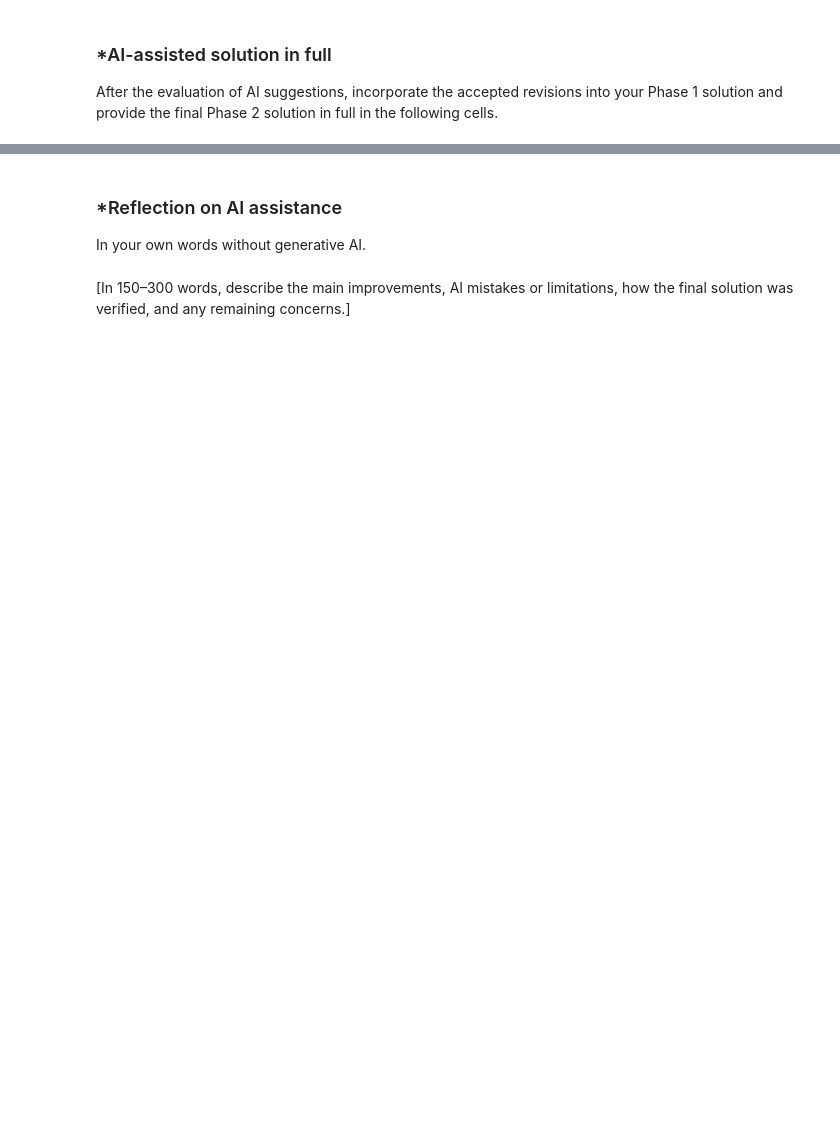
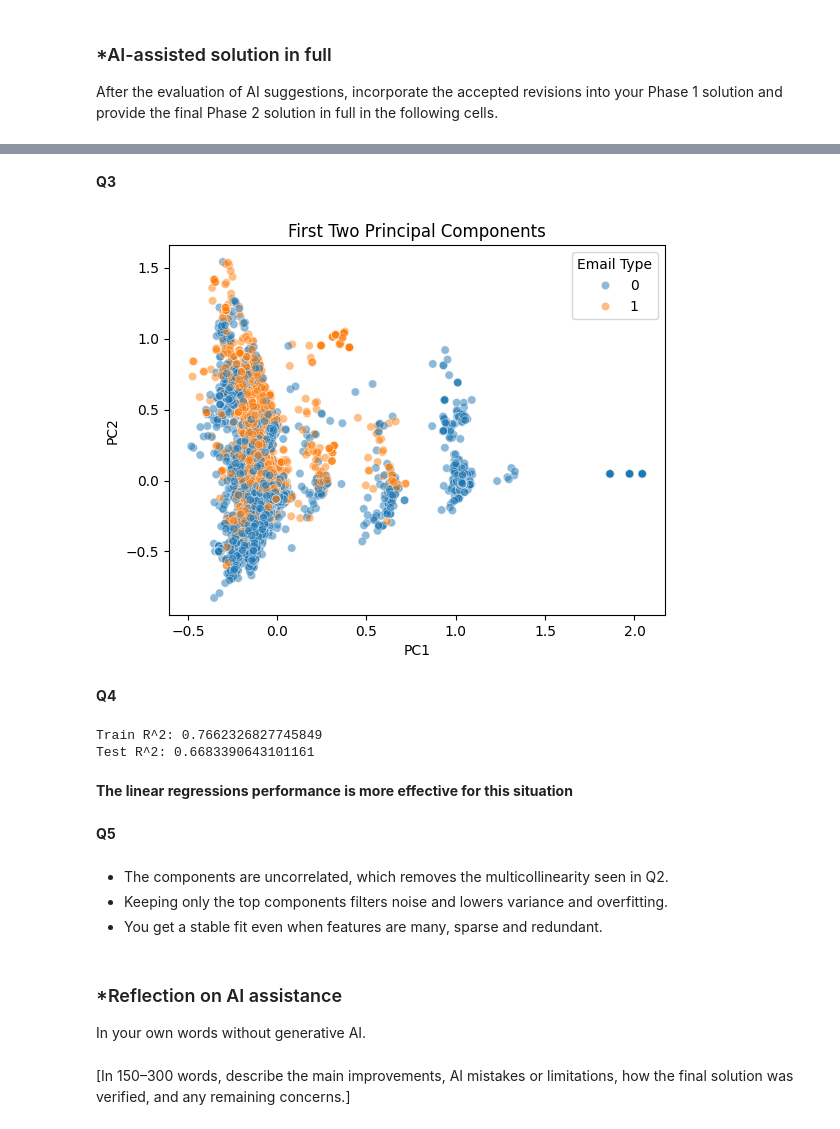
Before and after one commit to JadenKO12/Otchere_A05-pca, a Jupyter notebook: notebook.ipynb, the cells around one changed output, grey strips where cells are left out. Drawn from its saved outputs; the diff is of its cells as text; code cells hidden in the pictures; blank space fills up the shorter version.

```diff
--- a/notebook.ipynb
+++ b/notebook.ipynb
@@ -185,0 +235,31 @@ After the evaluation of AI suggestions, incorporate the accepted revisions into
+# %%
+import pandas as pd
+from sklearn.model_selection import train_test_split
+from sklearn.metrics import r2_score
+from sklearn.linear_model import LinearRegression
+import numpy as np
+
+df = pd.read_parquet('data/Phishing_clean.parquet')
+
+# Q2.1: 80/20 train-test split
+X = df.drop(columns=['Email Type'])
+y = df['Email Type']
+X_train, X_test, y_train, y_test = train_test_split(X, y, test_size=0.2, random_state=42)
+
+# Q2.2: Linear regression on the one-hot-encoded tokens
+lm = LinearRegression()
+lm.fit(X_train, y_train)
+
+lm_train_r2 = r2_score(y_train, lm.predict(X_train))
+lm_test_r2 = r2_score(y_test, lm.predict(X_test))
+print(f"Train R²: {lm_train_r2:.3f}")
+print(f"Test R²:  {lm_test_r2:.3f}")
+
+# Q2.3: Largest coefficients by absolute value, keeping the sign
+coefs = pd.Series(lm.coef_, index=X.columns)
+top_coefs = coefs.reindex(coefs.abs().sort_values(ascending=False).index).head(10)
+top_coefs_df = pd.DataFrame({
+    'coefficient': top_coefs.round(3),
+    'pushes toward': np.where(top_coefs > 0, 'phishing', 'legitimate'),
+})
+display(top_coefs_df)
@@ -186,3 +288,47 @@ After the evaluation of AI suggestions, incorporate the accepted revisions into
+# %% [markdown]
+**Q3**
+# %%
+from sklearn.decomposition import PCA
+import seaborn as sns
+
+pca = PCA(n_components = 2)
+X_pca = pca.fit_transform(X)
+
+pca_df = pd.DataFrame(X_pca, columns = ['PC1', 'PC2'])
+pca_df['Email Type'] = Y.values
+
+sns.scatterplot(data = pca_df, x = 'PC1', y = 'PC2', hue = 'Email Type', alpha = 0.5)
+plt.title('First Two Principal Components')
+plt.show()
+# %% [output]
+[figure, added]
+# %% [markdown]
+**Q4**
+# %%
+pca = PCA(n_components = 2610)
+X_train_pca = pca.fit_transform(X_train)
+X_test_pca = pca.transform(X_test)
+
+
+pca_model = LinearRegression()
+pca_model.fit(X_train_pca, y_train)
+
+y_train_pred_pca = pca_model.predict(X_train_pca)
+y_test_pred_pca = pca_model.predict(X_test_pca)
+
+print('Train R^2:', r2_score(y_train, y_train_pred_pca))
+print('Test R^2:', r2_score(y_test, y_test_pred_pca))
+# %% [output]
+Train R^2: 0.7662326827745849
+Test R^2: 0.6683390643101161
+# %% [markdown]
+**The linear regressions performance is more effective for this situation**
+# %% [markdown]
+**Q5**
+# %% [markdown]
+- The components are uncorrelated, which removes the multicollinearity seen in Q2.
+- Keeping only the top components filters noise and lowers variance and overfitting.
+- You get a stable fit even when features are many, sparse and redundant.
 # %% [markdown]
 ### *Reflection on AI assistance
 In your own words without generative AI.
```
Also changed, not shown: parts of 19 cells of this notebook.
